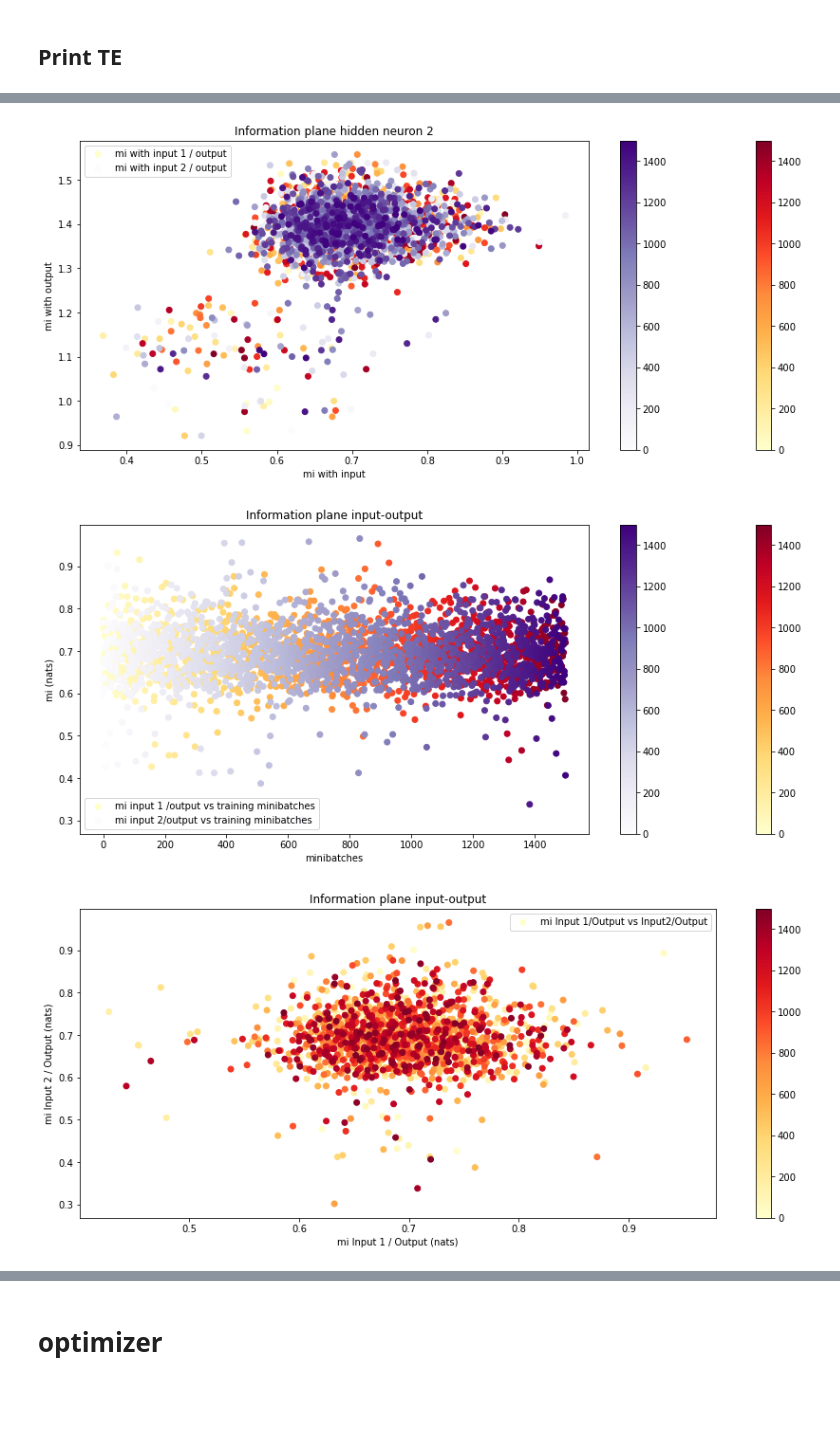
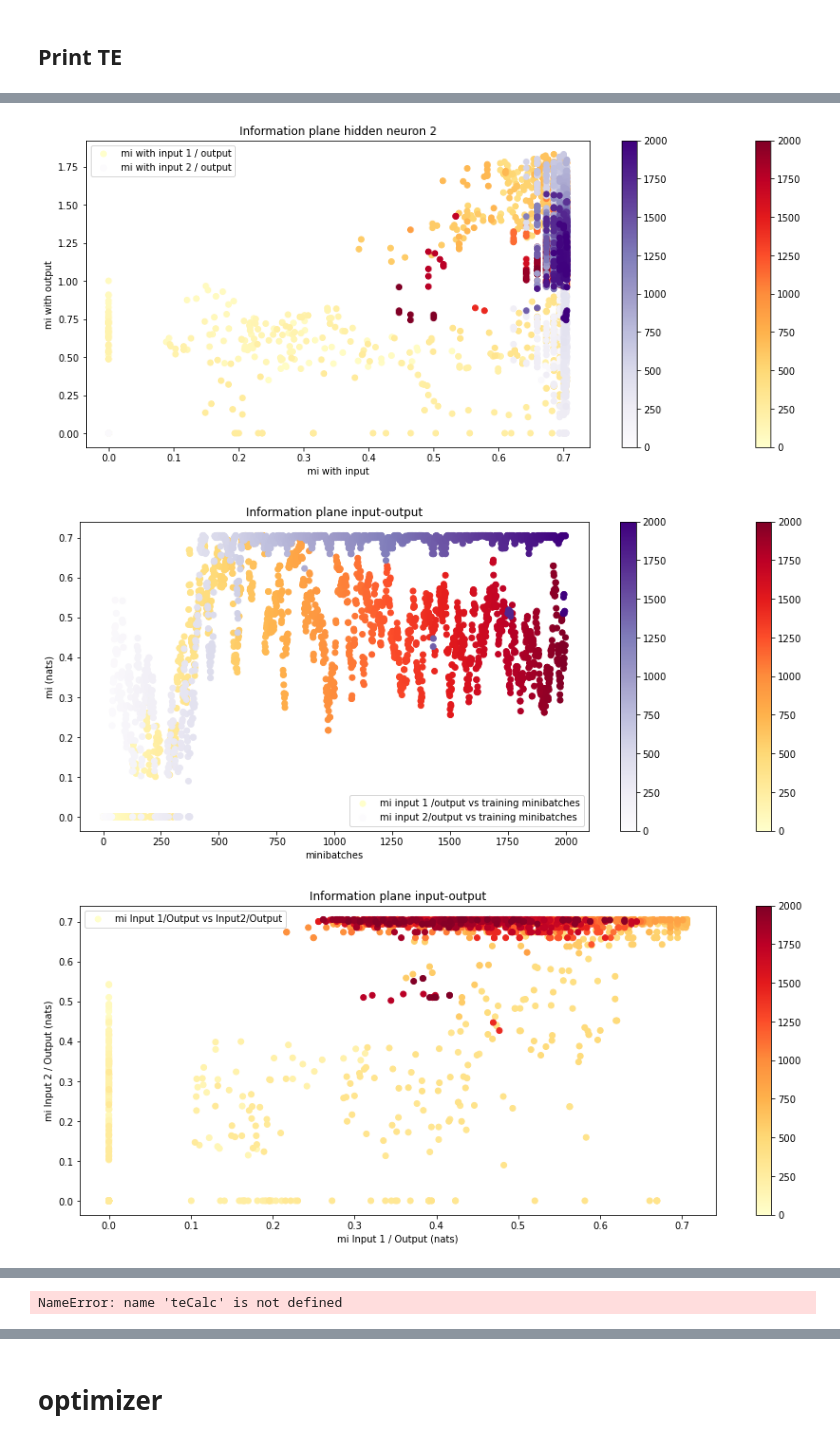
Before and after one commit to IsisChameleon/CSYS5030, a Jupyter notebook: Assignment2/xor-v5.ipynb, the cells around one changed output, grey strips where cells are left out. Saved outputs shown, nothing was run; the diff lists cells and outputs as text; code cells hidden in the pictures; blank space fills up the shorter version.

```diff
--- a/Assignment2/xor-v5.ipynb
+++ b/Assignment2/xor-v5.ipynb
@@ -1462,7 +1390,7 @@ def infoPlaneInputOutput(x1,x2,measure_name, neuron_name):
 
 # MI with Input
 
-history = teCalc.mikHistory
+history = teCalc_0.mikHistory
 
 # Hidden Neuron 1
 
@@ -1488,31 +1416,31 @@ x2 = history['0-1-2-0']
 
 infoPlaneInputOutput(x1,x2, 'mi', 'input-output')
 
-# TE with Input
+# # TE with Input
 
-historymi = teCalc.tekHistory
+# historymi = teCalc_0.tekHistory
 
-# Hidden Neuron 1
+# # Hidden Neuron 1
 
 
-x1 = history['0-0-1-0']
-x2 = history['0-1-1-0']
-y1 = history['1-0-2-0']
+# x1 = history['0-0-1-0']
+# x2 = history['0-1-1-0']
+# y1 = history['1-0-2-0']
 
-infoPlane(x1,x2,y1, 'te', 'hidden neuron 1')
+# infoPlane(x1,x2,y1, 'te', 'hidden neuron 1')
 
-# Hidden neuron 2
+# # Hidden neuron 2
 
-x1 = history['0-0-1-1']
-x2 = history['0-1-1-1']
-y1 = history['1-1-2-0']
+# x1 = history['0-0-1-1']
+# x2 = history['0-1-1-1']
+# y1 = history['1-1-2-0']
 
-infoPlane(x1,x2,y1, 'te', 'hidden neuron 2')
+# infoPlane(x1,x2,y1, 'te', 'hidden neuron 2')
 
-# INput output
+# # INput output
 
-x1 = history['0-0-2-0']
-x2 = history['0-1-2-0']
+# x1 = history['0-0-2-0']
+# x2 = history['0-1-2-0']
 
-infoPlaneInputOutput(x1,x2, 'mi', 'input-output')
+# infoPlaneInputOutput(x1,x2, 'mi', 'input-output')
 # %% [output]
@@ -1520,3 +1448,3 @@ infoPlaneInputOutput(x1,x2, 'mi', 'input-output')
-[figure, old version]
+[figure, new version]
-[figure, old version]
+[figure, new version]
-[figure, old version]
+[figure, new version]
@@ -1527,3 +1451,4 @@ infoPlaneInputOutput(x1,x2, 'mi', 'input-output')
+NameError: name 'teCalc' is not defined
 # %%
 historymi_df = pd.DataFrame(teCalc_1.mikHistory)
 # %%
```
Also changed, not shown: parts of 18 cells of this notebook, 2 other files.
